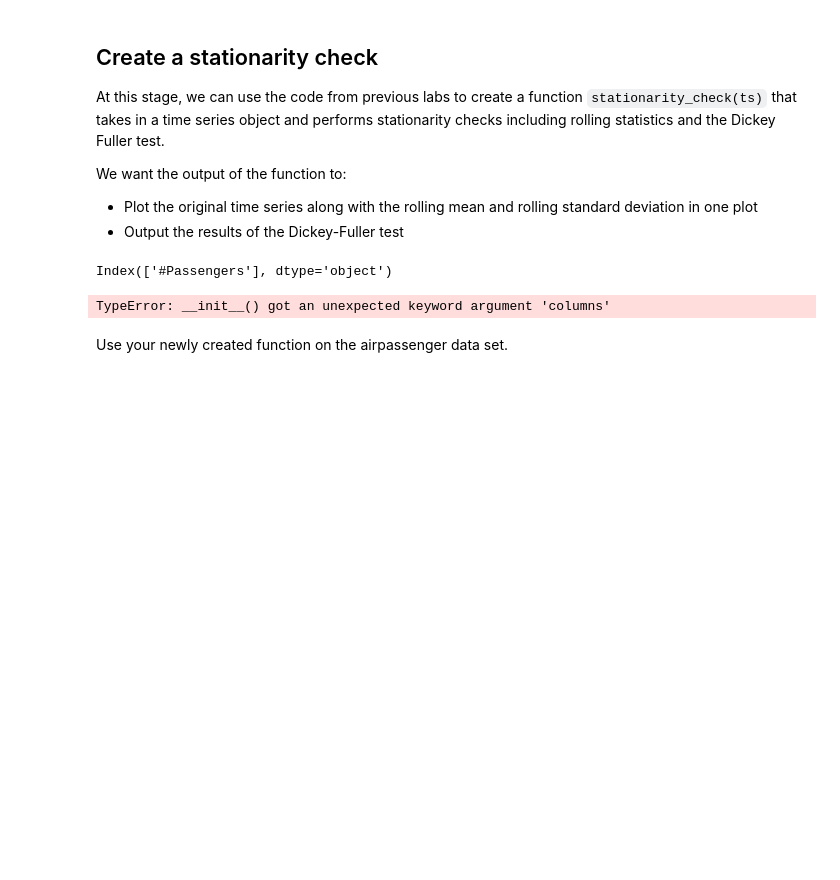
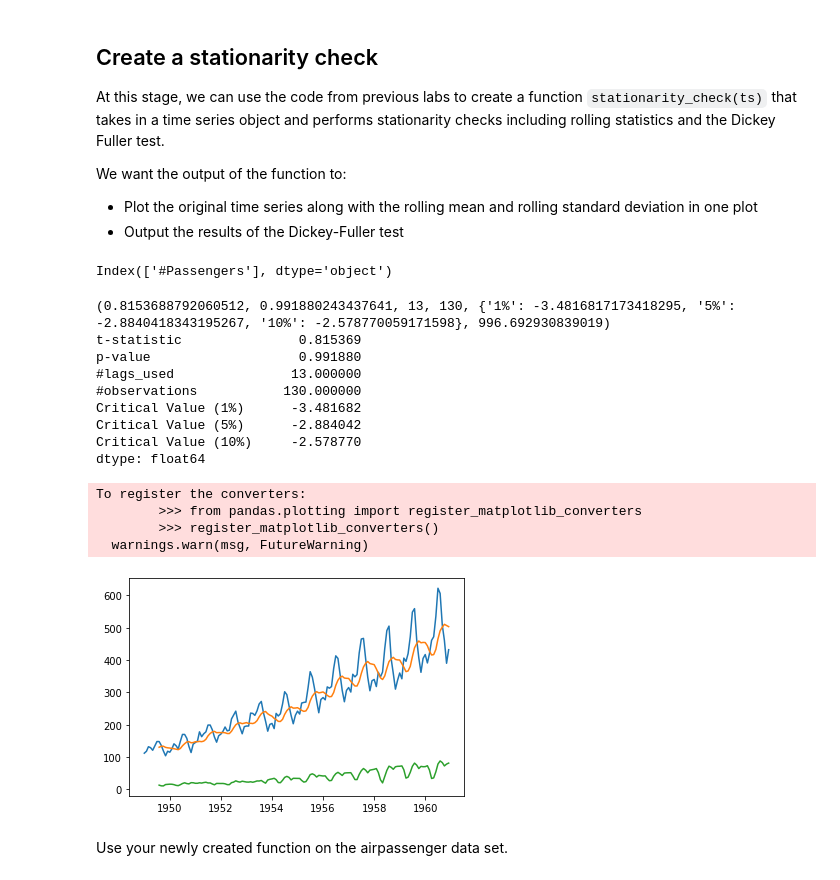
Before and after one commit to jmt0221/dsc-removing-trends-lab-nyc-ds-082619, a Jupyter notebook: index.ipynb, the cells around one changed output. Saved outputs shown, nothing was run; the diff lists cells and outputs as text; code cells hidden in the pictures; blank space fills up the shorter version.

```diff
--- a/index.ipynb
+++ b/index.ipynb
@@ -41,21 +41,34 @@ Index(['#Passengers'], dtype='object')
 # %%
 from statsmodels.tsa.stattools import adfuller
 # Create a function to check for the stationarity of a given timeseries using rolling stats and DF test
 # Collect and package the code from previous lab
 roll_mean = df.rolling(window=8,center=False).mean()
 roll_std = df.rolling(window=8,center=False).std()
 dtest = adfuller(df['#Passengers'])
-dfoutput = pd.Series(dtest[:4],columns = ['t-statistic','p-value','#lags_used','#observations'])
+dfoutput = pd.Series(dtest[:4],index = ['t-statistic','p-value','#lags_used','#observations'])
 for key, val in dtest[4].items():
-    dfoutput['Critical Value (%s)'%key] = value
+    dfoutput['Critical Value (%s)'%key] = val
 print(dtest)
 print(dfoutput)
 plt.plot(df)
 plt.plot(roll_mean)
 plt.plot(roll_std);
 plt.show()
 # %% [output]
-TypeError: __init__() got an unexpected keyword argument 'columns'
+(0.8153688792060512, 0.991880243437641, 13, 130, {'1%': -3.4816817173418295, '5%': -2.8840418343195267, '10%': -2.578770059171598}, 996.692930839019)
+t-statistic               0.815369
+p-value                   0.991880
+#lags_used               13.000000
+#observations           130.000000
+Critical Value (1%)      -3.481682
+Critical Value (5%)      -2.884042
+Critical Value (10%)     -2.578770
+dtype: float64
+To register the converters:
+        >>> from pandas.plotting import register_matplotlib_converters
+        >>> register_matplotlib_converters()
+  warnings.warn(msg, FutureWarning)
+[figure, added]
 # %% [markdown]
 Use your newly created function on the airpassenger data set.
 # %%
```
